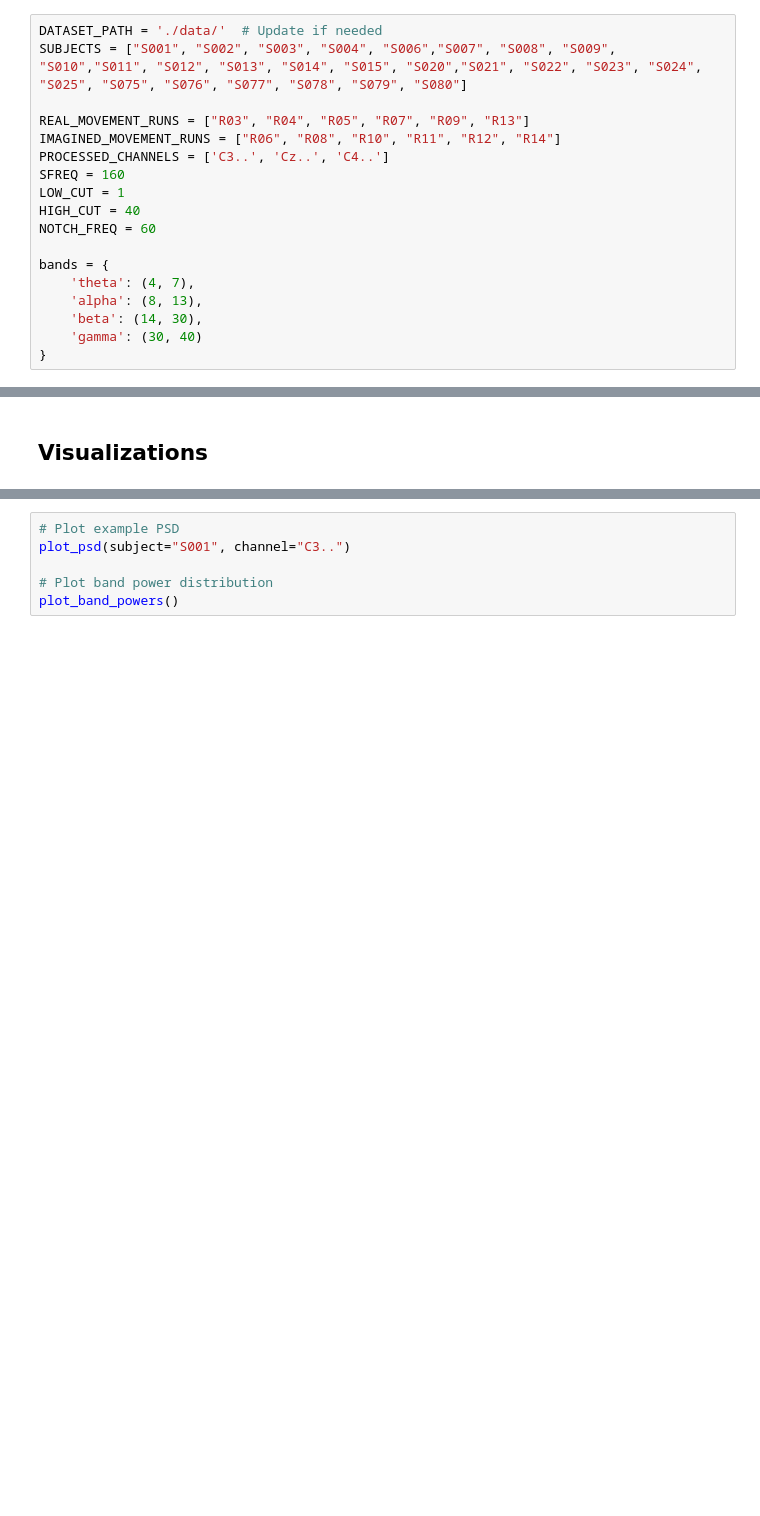
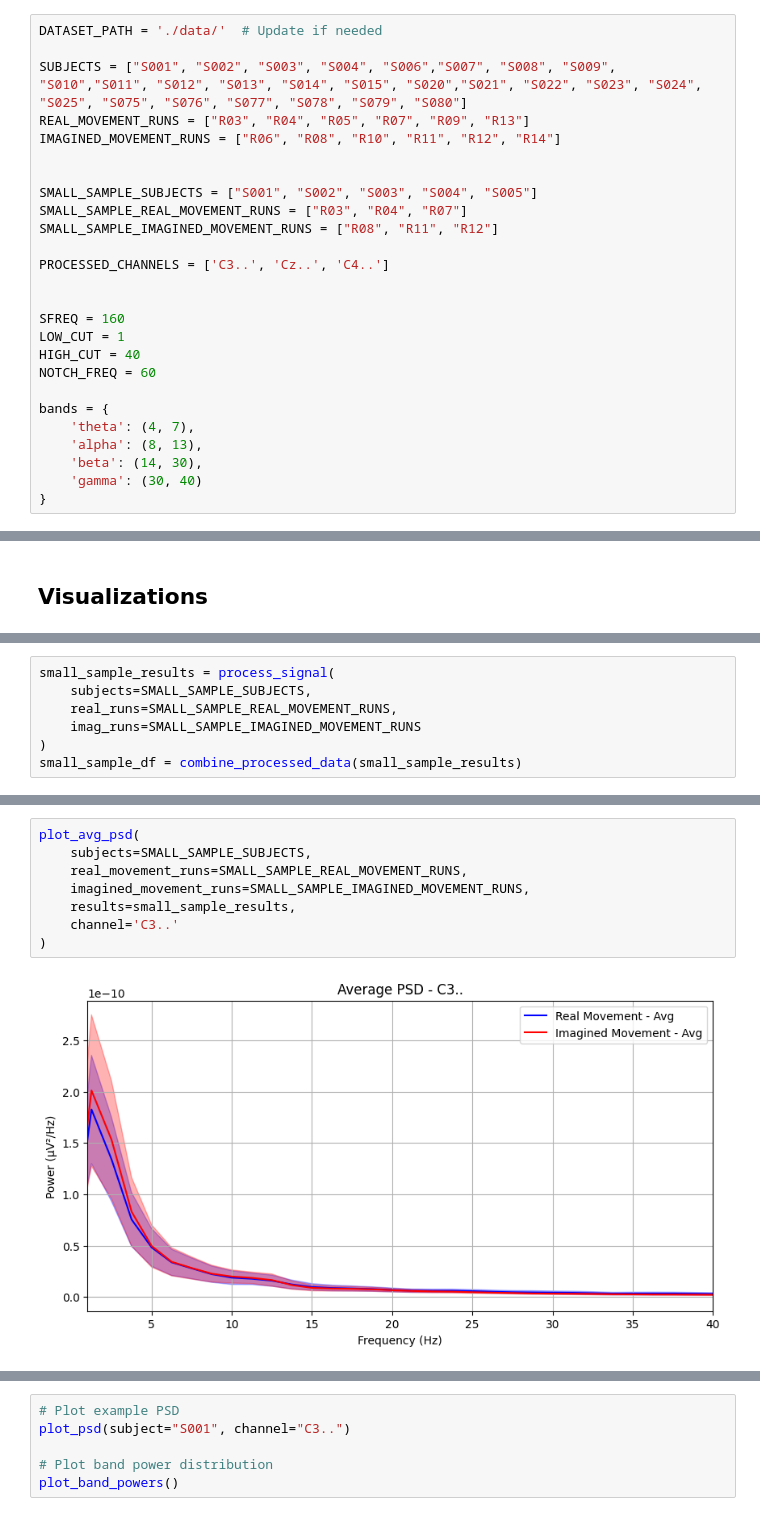
Before and after one commit to 4nanya-K/COGS-118C-Project, a Jupyter notebook: Group_AABG_Final_Notebook.ipynb, the cells around one changed output, grey strips where cells are left out. Drawn from its saved outputs; the diff is of its cells as text; blank space fills up the shorter version.

```diff
--- a/Group_AABG_Final_Notebook.ipynb
+++ b/Group_AABG_Final_Notebook.ipynb
@@ -13,11 +13,19 @@ from scipy.stats import ttest_rel
 ## Defining Important Features
 # %%
 DATASET_PATH = './data/'  # Update if needed
+
 SUBJECTS = ["S001", "S002", "S003", "S004", "S006","S007", "S008", "S009", "S010","S011", "S012", "S013", "S014", "S015", "S020","S021", "S022", "S023", "S024", "S025", "S075", "S076", "S077", "S078", "S079", "S080"]
-
 REAL_MOVEMENT_RUNS = ["R03", "R04", "R05", "R07", "R09", "R13"]
 IMAGINED_MOVEMENT_RUNS = ["R06", "R08", "R10", "R11", "R12", "R14"]
+
+
+SMALL_SAMPLE_SUBJECTS = ["S001", "S002", "S003", "S004", "S005"]
+SMALL_SAMPLE_REAL_MOVEMENT_RUNS = ["R03", "R04", "R07"]
+SMALL_SAMPLE_IMAGINED_MOVEMENT_RUNS = ["R08", "R11", "R12"]
+
 PROCESSED_CHANNELS = ['C3..', 'Cz..', 'C4..']
+
+
 SFREQ = 160
 LOW_CUT = 1
 HIGH_CUT = 40
@@ -158,0 +272,7 @@ def plot_avg_psd(channel="C3.."):
+# %%
+small_sample_results = process_signal(
+    subjects=SMALL_SAMPLE_SUBJECTS,
+    real_runs=SMALL_SAMPLE_REAL_MOVEMENT_RUNS,
+    imag_runs=SMALL_SAMPLE_IMAGINED_MOVEMENT_RUNS
+)
+small_sample_df = combine_processed_data(small_sample_results)
@@ -158,0 +310,10 @@ def plot_avg_psd(channel="C3.."):
+# %%
+plot_avg_psd(
+    subjects=SMALL_SAMPLE_SUBJECTS,
+    real_movement_runs=SMALL_SAMPLE_REAL_MOVEMENT_RUNS,
+    imagined_movement_runs=SMALL_SAMPLE_IMAGINED_MOVEMENT_RUNS,
+    results=small_sample_results,
+    channel='C3..'
+)
+# %% [output]
+[figure, added]
```
Also changed, not shown: parts of 16 cells of this notebook.
